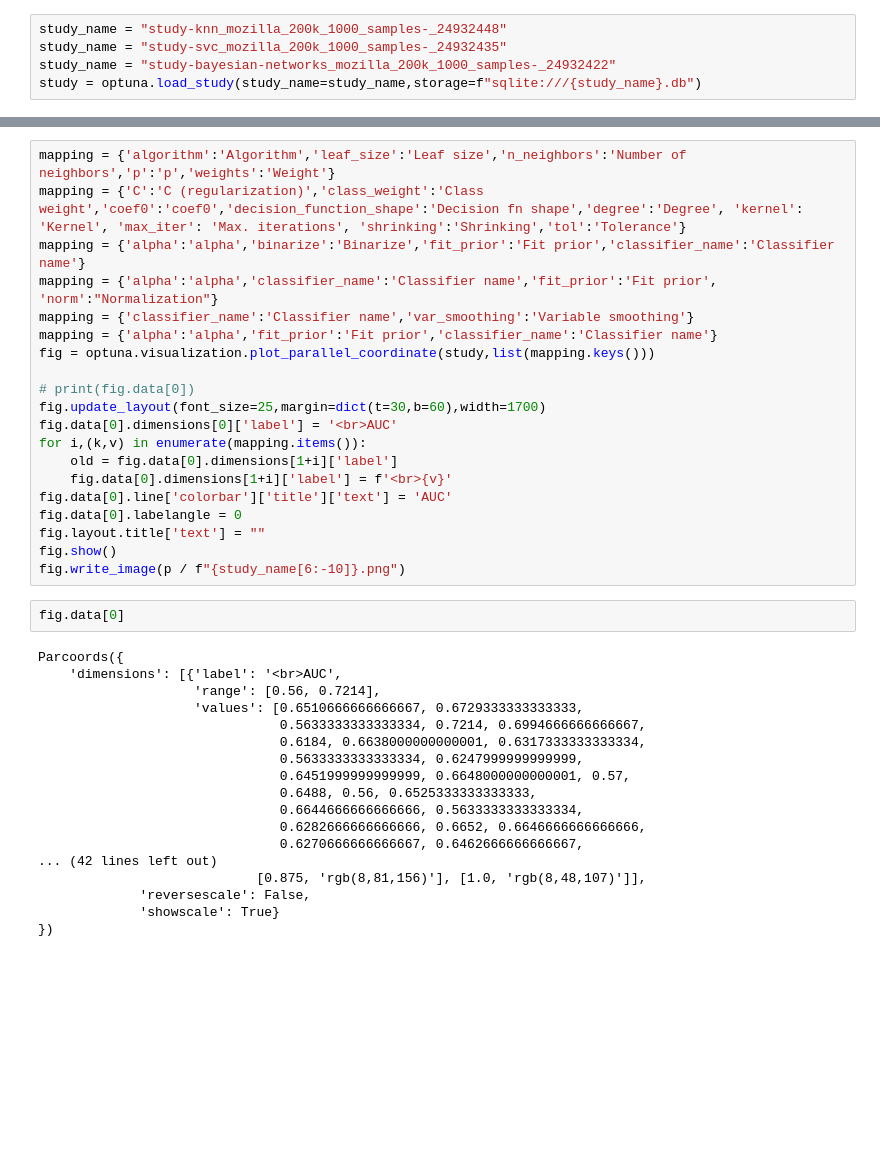
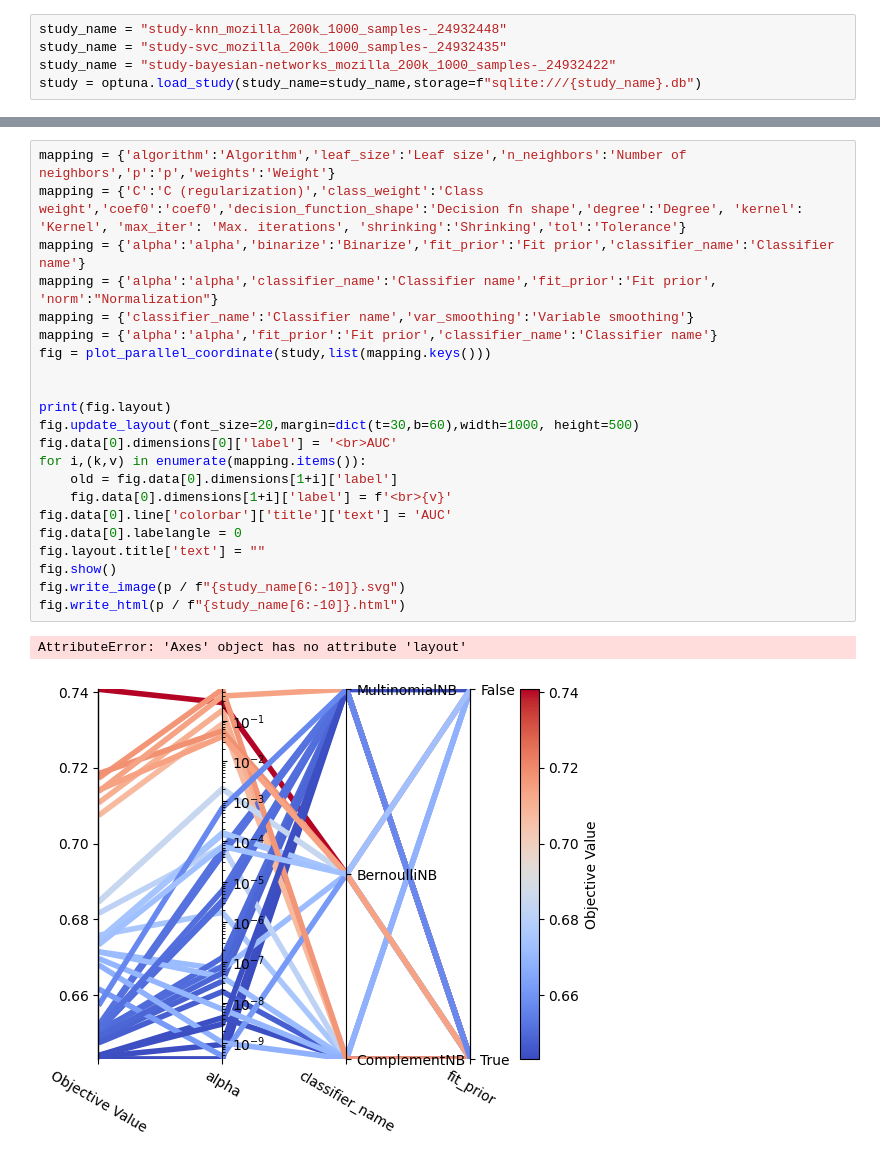
Before and after one commit to AndressaStefany/severityPrediction, a Jupyter notebook: src/visualize_baseline_results.ipynb, the cells around one changed output, grey strips where cells are left out. Saved outputs shown, nothing was run; the diff lists cells and outputs as text; blank space fills up the shorter version.

Commit message:
bugfix: workaround parallel coordinate thickness not accessible

```diff
--- a/src/visualize_baseline_results.ipynb
+++ b/src/visualize_baseline_results.ipynb
@@ -17,40 +99,25 @@ study = optuna.load_study(study_name=study_name,storage=f"sqlite:///{study_name}
 # %%
 mapping = {'algorithm':'Algorithm','leaf_size':'Leaf size','n_neighbors':'Number of neighbors','p':'p','weights':'Weight'}
 mapping = {'C':'C (regularization)','class_weight':'Class weight','coef0':'coef0','decision_function_shape':'Decision fn shape','degree':'Degree', 'kernel': 'Kernel', 'max_iter': 'Max. iterations', 'shrinking':'Shrinking','tol':'Tolerance'}
 mapping = {'alpha':'alpha','binarize':'Binarize','fit_prior':'Fit prior','classifier_name':'Classifier name'}
 mapping = {'alpha':'alpha','classifier_name':'Classifier name','fit_prior':'Fit prior', 'norm':"Normalization"}
 mapping = {'classifier_name':'Classifier name','var_smoothing':'Variable smoothing'}
 mapping = {'alpha':'alpha','fit_prior':'Fit prior','classifier_name':'Classifier name'}
-fig = optuna.visualization.plot_parallel_coordinate(study,list(mapping.keys()))
+fig = plot_parallel_coordinate(study,list(mapping.keys()))
 
-# print(fig.data[0])
-fig.update_layout(font_size=25,margin=dict(t=30,b=60),width=1700)
+
+print(fig.layout)
+fig.update_layout(font_size=20,margin=dict(t=30,b=60),width=1000, height=500)
 fig.data[0].dimensions[0]['label'] = '<br>AUC'
 for i,(k,v) in enumerate(mapping.items()):
     old = fig.data[0].dimensions[1+i]['label']
     fig.data[0].dimensions[1+i]['label'] = f'<br>{v}'
 fig.data[0].line['colorbar']['title']['text'] = 'AUC'
 fig.data[0].labelangle = 0
 fig.layout.title['text'] = ""
 fig.show()
-fig.write_image(p / f"{study_name[6:-10]}.png")
+fig.write_image(p / f"{study_name[6:-10]}.svg")
+fig.write_html(p / f"{study_name[6:-10]}.html")
+# %% [output]
+AttributeError: 'Axes' object has no attribute 'layout'
+[figure, added]
-# %%
-fig.data[0]
-# %% [output]
-Parcoords({
-    'dimensions': [{'label': '<br>AUC',
-                    'range': [0.56, 0.7214],
-                    'values': [0.6510666666666667, 0.6729333333333333,
-                               0.5633333333333334, 0.7214, 0.6994666666666667,
-                               0.6184, 0.6638000000000001, 0.6317333333333334,
-                               0.5633333333333334, 0.6247999999999999,
-                               0.6451999999999999, 0.6648000000000001, 0.57,
-                               0.6488, 0.56, 0.6525333333333333,
-                               0.6644666666666666, 0.5633333333333334,
-                               0.6282666666666666, 0.6652, 0.6646666666666666,
-                               0.6270666666666667, 0.6462666666666667,
-... (42 lines left out)
-                            [0.875, 'rgb(8,81,156)'], [1.0, 'rgb(8,48,107)']],
-             'reversescale': False,
-             'showscale': True}
-})
```
Also changed, not shown: parts of 2 cells of this notebook.
